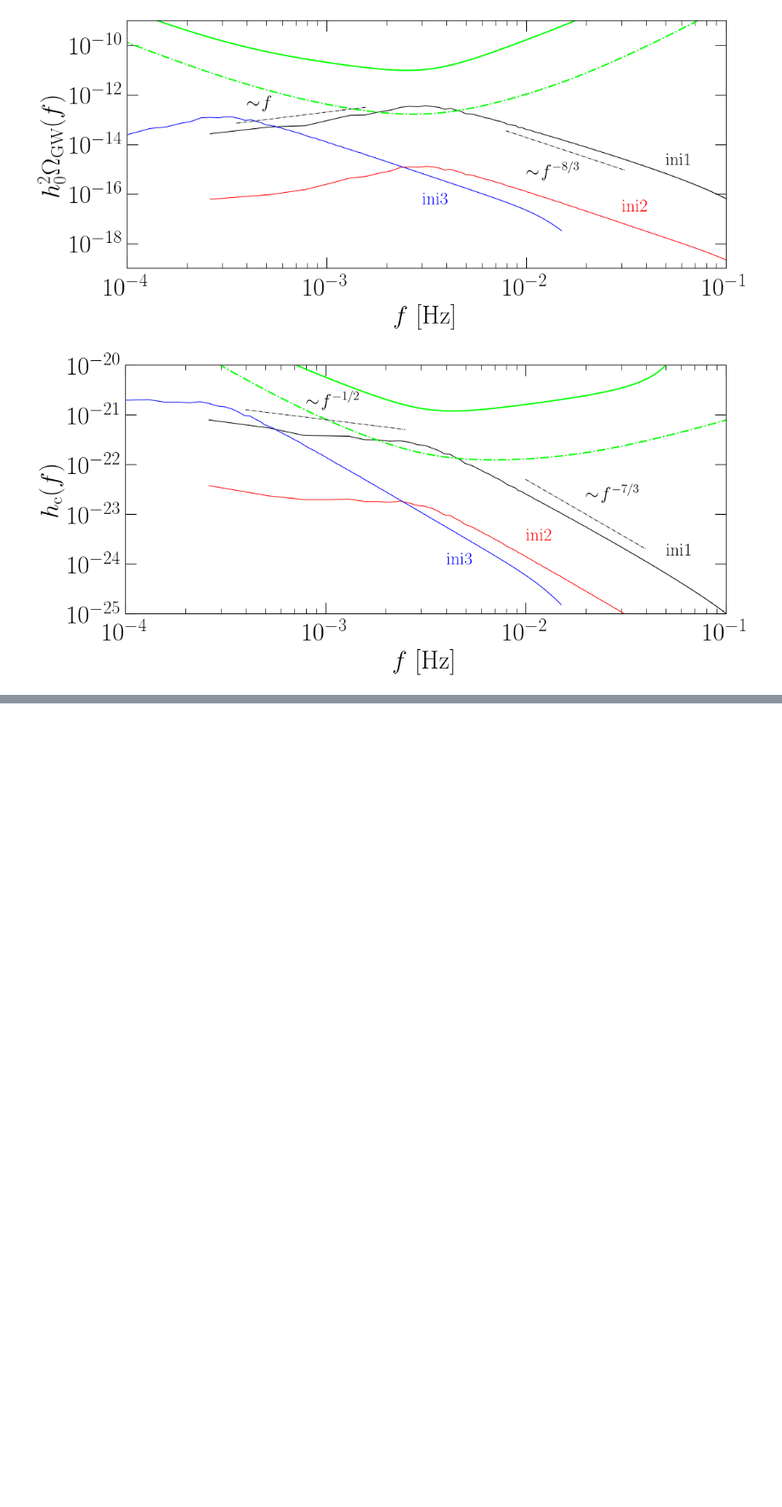
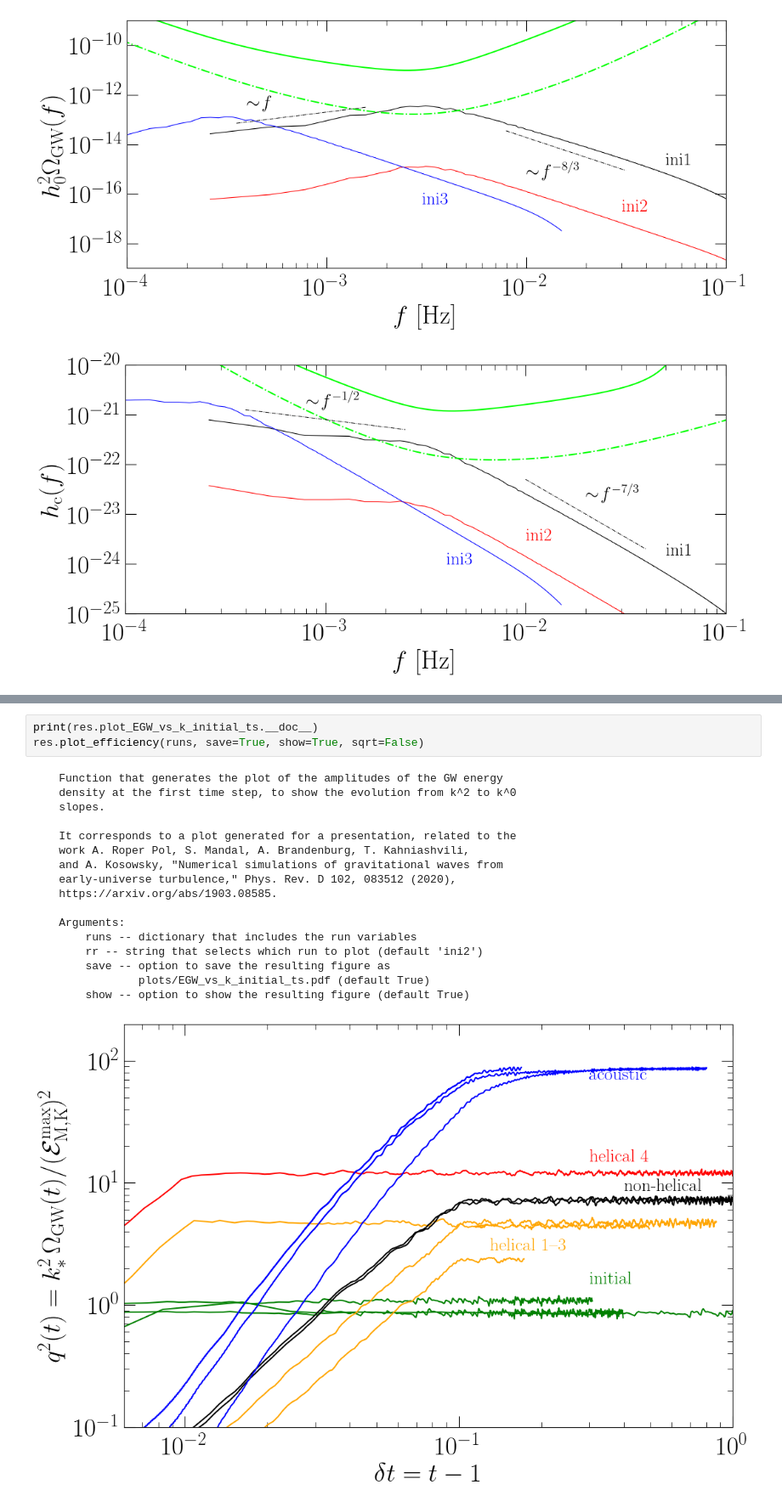
Before and after one commit to AlbertoRoper/cosmoGW, a Jupyter notebook: PRD_1903_08585/results_PRD_1903_08585.ipynb, the cells around one changed output, grey strips where cells are left out. Shown at 85% size. Saved outputs shown, nothing was run; the diff lists cells and outputs as text; blank space fills up the shorter version.

```diff
--- a/PRD_1903_08585/results_PRD_1903_08585.ipynb
+++ b/PRD_1903_08585/results_PRD_1903_08585.ipynb
@@ -162 +245,22 @@ res.plot_OmGW_hc_vs_f_ini(runs, Td=4, SNR=10)
+# %%
+print(res.plot_EGW_vs_k_initial_ts.__doc__)
+res.plot_efficiency(runs, save=True, show=True, sqrt=False)
+# %% [output]
+    Function that generates the plot of the amplitudes of the GW energy
+    density at the first time step, to show the evolution from k^2 to k^0
+    slopes.
+
+    It corresponds to a plot generated for a presentation, related to the
+    work A. Roper Pol, S. Mandal, A. Brandenburg, T. Kahniashvili,
+    and A. Kosowsky, "Numerical simulations of gravitational waves from
+    early-universe turbulence," Phys. Rev. D 102, 083512 (2020),
+    https://arxiv.org/abs/1903.08585.
+
+    Arguments:
+        runs -- dictionary that includes the run variables
+        rr -- string that selects which run to plot (default 'ini2')
+        save -- option to save the resulting figure as
+                plots/EGW_vs_k_initial_ts.pdf (default True)
+        show -- option to show the resulting figure (default True)
+[figure, added]
 # %%
```
Also changed, not shown: parts of 15 cells of this notebook, 2 other files.
